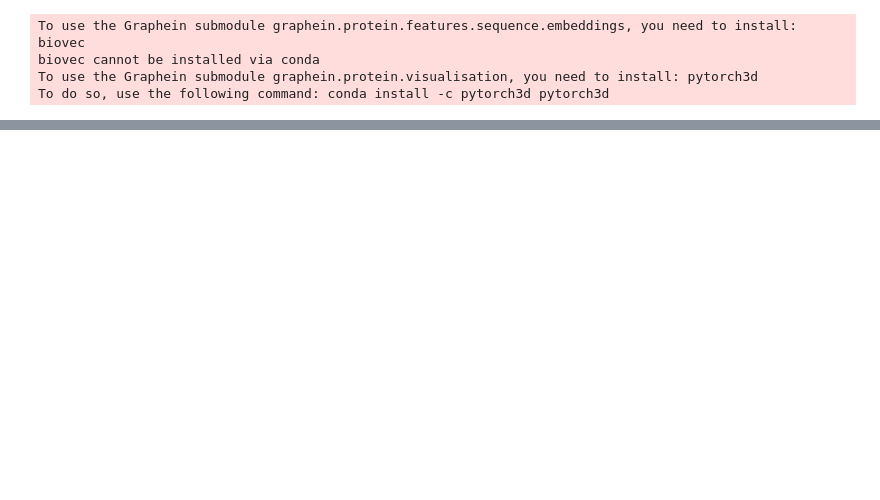
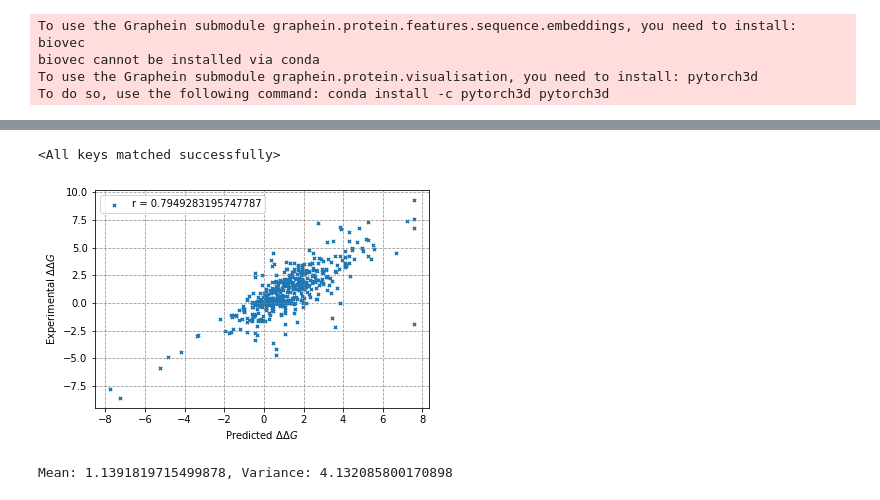
Before and after one commit to babaid/ProBindNN, a Jupyter notebook: light.ipynb, the cells around one changed output, grey strips where cells are left out. Saved outputs shown, nothing was run; the diff lists cells and outputs as text; code cells hidden in the pictures; blank space fills up the shorter version.

```diff
--- a/light.ipynb
+++ b/light.ipynb
@@ -20,0 +56,12 @@ IndexError: list index out of range
+# %%
+model = ProBindNN().to("cuda")
+# %%
+from torch_geometric.loader import DataLoader
+from torch import nn
+device = "cuda" if torch.cuda.is_available() else "cpu"
+dataset = MutationDataset(index_xlsx="index.xlsx", root="datasetmf")
+train_size = int(len(dataset)*0.81)#0.8042)
+val_size = int(0.5*(len(dataset)-train_size))
+train_dataset, val_dataset, test = torch.utils.data.random_split(dataset, [train_size, val_size, val_size])
+train_loader = DataLoader(train_dataset, batch_size=128, shuffle=True)
+val_loader = DataLoader(val_dataset, batch_size=512, shuffle=True)
@@ -20,0 +72,5 @@ IndexError: list index out of range
+# %%
+from torch.optim.lr_scheduler import ExponentialLR
+optimizer = torch.optim.Adam(model.parameters())
+scheduler = scheduler = ExponentialLR(optimizer, gamma=0.9)
+loss_fn =  nn.MSELoss()
@@ -20,0 +131,18 @@ IndexError: list index out of range
+# %%
+model.load_state_dict(torch.load("model_bind.pt"))
+# %% [output]
+<All keys matched successfully>
+# %%
+from src.visualize import comparator
+model.load_state_dict(torch.load("model_binder.pt"))
+comparator(model, val_dataset, len(val_dataset), "validation3.csv", "cuda")
+# %% [output]
+[figure, added]
+# %%
+mean, var = 0 , 0
+ddgs = torch.tensor([i["mutated"].ddg for i in dataset])
+mean = torch.mean(ddgs)
+var = torch.var(ddgs)
+print("Mean: {}, Variance: {}".format(mean, var))
+# %% [output]
+Mean: 1.1391819715499878, Variance: 4.132085800170898
```
Also changed, not shown: parts of 11 cells of this notebook, 43 other files.
